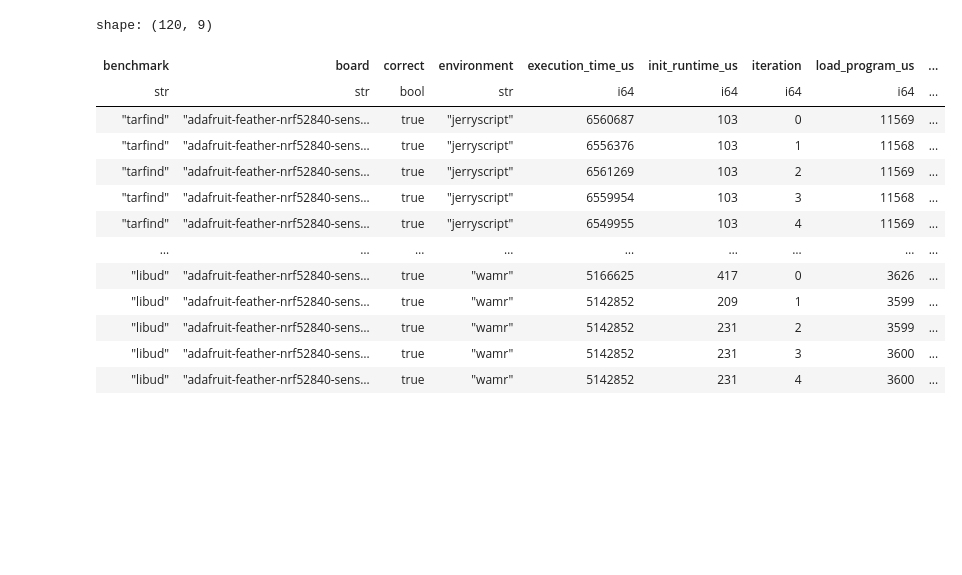
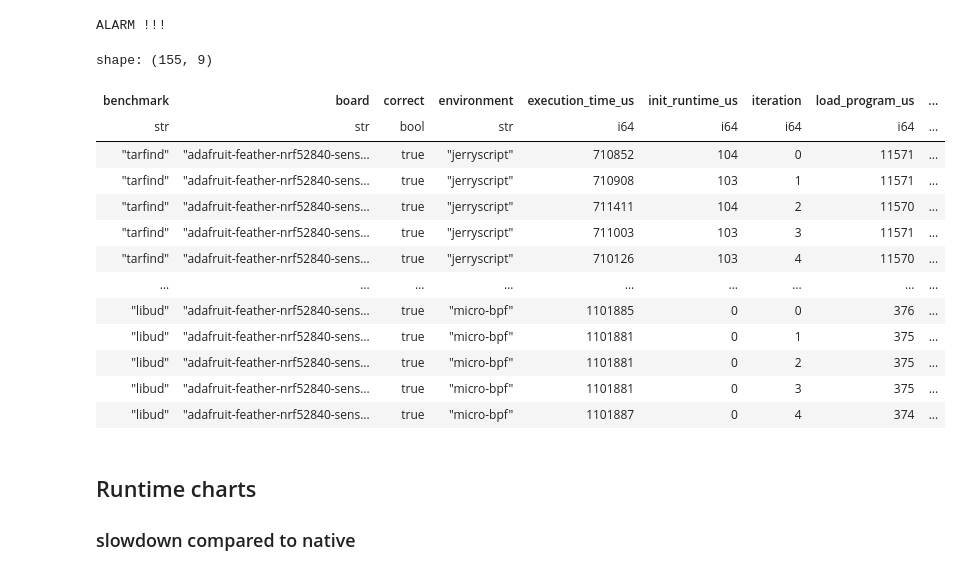
Before and after one commit to Baertig/benchmark-language-runtimes, a Jupyter notebook: analysis/cpu_per_benchmark.ipynb, the cells around one changed output. Drawn from its saved outputs; the diff is of its cells as text; code cells hidden in the pictures; blank space fills up the shorter version.

```diff
--- a/analysis/cpu_per_benchmark.ipynb
+++ b/analysis/cpu_per_benchmark.ipynb
@@ -6,27 +39,31 @@ from IPython.display import display
 # %%
-# board_file = "../data/runtime/bench-feather.csv"
-board_file = "../data/runtime/bench-feather-2025-10-22_0950.csv"
+board_file = "../data/runtime/bench-feather.csv"
+# board_file = "../data/runtime/bench-feather-2025-10-22_0950.csv"
 benchmark_df = pl.read_csv(board_file)
 
 all_correct = benchmark_df.select(pl.col("correct").all()).item(0,0)
 
 if not all_correct:
     print("ALARM !!!")
 
 benchmark_df
 # %% [output]
-shape: (120, 9)
+ALARM !!!
+shape: (155, 9)
 | benchmark | board | correct | environment | execution_time_us | init_runtime_us | iteration | load_program_us | ... |
 | str | str | bool | str | i64 | i64 | i64 | i64 | ... |
-| "tarfind" | "adafruit-feather-nrf52840-sens… | true | "jerryscript" | 6560687 | 103 | 0 | 11569 | ... |
-| "tarfind" | "adafruit-feather-nrf52840-sens… | true | "jerryscript" | 6556376 | 103 | 1 | 11568 | ... |
-| "tarfind" | "adafruit-feather-nrf52840-sens… | true | "jerryscript" | 6561269 | 103 | 2 | 11569 | ... |
-| "tarfind" | "adafruit-feather-nrf52840-sens… | true | "jerryscript" | 6559954 | 103 | 3 | 11568 | ... |
-| "tarfind" | "adafruit-feather-nrf52840-sens… | true | "jerryscript" | 6549955 | 103 | 4 | 11569 | ... |
+| "tarfind" | "adafruit-feather-nrf52840-sens… | true | "jerryscript" | 710852 | 104 | 0 | 11571 | ... |
+| "tarfind" | "adafruit-feather-nrf52840-sens… | true | "jerryscript" | 710908 | 103 | 1 | 11571 | ... |
+| "tarfind" | "adafruit-feather-nrf52840-sens… | true | "jerryscript" | 711411 | 104 | 2 | 11570 | ... |
+| "tarfind" | "adafruit-feather-nrf52840-sens… | true | "jerryscript" | 711003 | 103 | 3 | 11571 | ... |
+| "tarfind" | "adafruit-feather-nrf52840-sens… | true | "jerryscript" | 710126 | 103 | 4 | 11570 | ... |
 | … | … | … | … | … | … | … | … | ... |
-| "libud" | "adafruit-feather-nrf52840-sens… | true | "wamr" | 5166625 | 417 | 0 | 3626 | ... |
-| "libud" | "adafruit-feather-nrf52840-sens… | true | "wamr" | 5142852 | 209 | 1 | 3599 | ... |
-| "libud" | "adafruit-feather-nrf52840-sens… | true | "wamr" | 5142852 | 231 | 2 | 3599 | ... |
-| "libud" | "adafruit-feather-nrf52840-sens… | true | "wamr" | 5142852 | 231 | 3 | 3600 | ... |
-| "libud" | "adafruit-feather-nrf52840-sens… | true | "wamr" | 5142852 | 231 | 4 | 3600 | ... |
+| "libud" | "adafruit-feather-nrf52840-sens… | true | "micro-bpf" | 1101885 | 0 | 0 | 376 | ... |
+| "libud" | "adafruit-feather-nrf52840-sens… | true | "micro-bpf" | 1101881 | 0 | 1 | 375 | ... |
+| "libud" | "adafruit-feather-nrf52840-sens… | true | "micro-bpf" | 1101881 | 0 | 2 | 375 | ... |
+| "libud" | "adafruit-feather-nrf52840-sens… | true | "micro-bpf" | 1101881 | 0 | 3 | 375 | ... |
+| "libud" | "adafruit-feather-nrf52840-sens… | true | "micro-bpf" | 1101887 | 0 | 4 | 374 | ... |
+# %% [markdown]
+## Runtime charts
+### slowdown compared to native
 # %%
```
Also changed, not shown: parts of 11 cells of this notebook, 1 other file.
